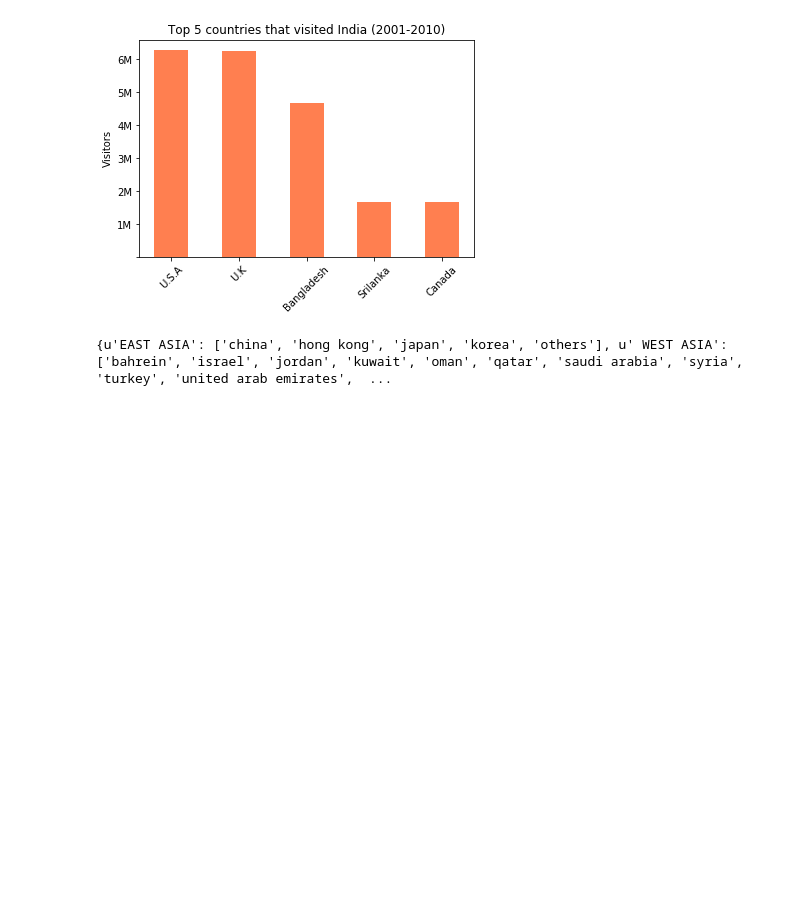
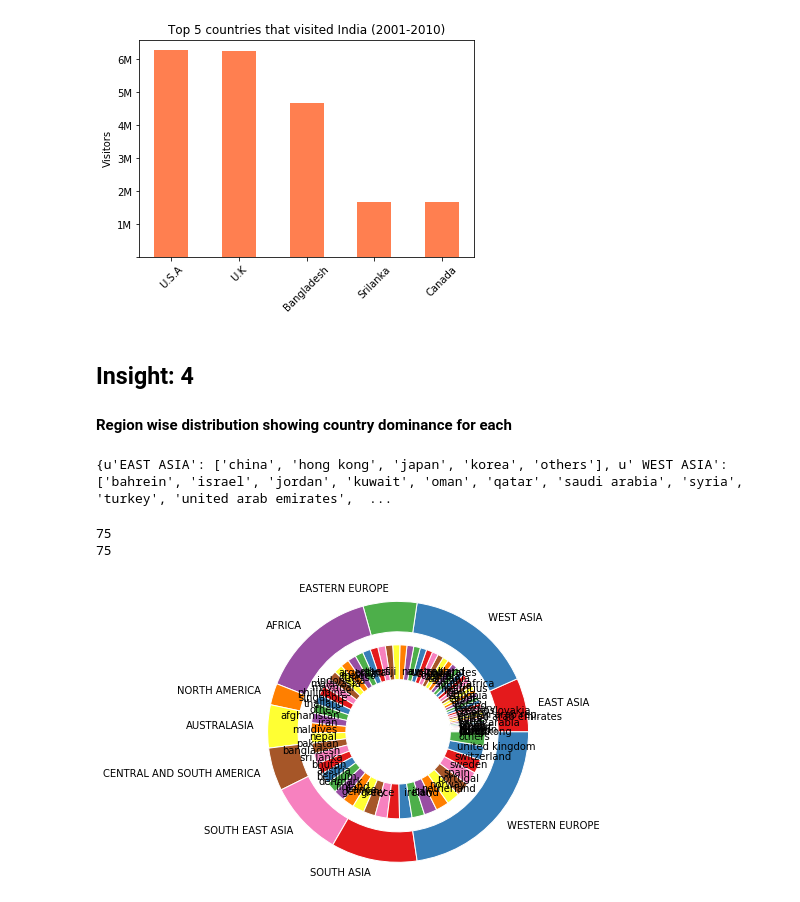
Before and after one commit to prakhar21/Foreign-Arrival-Analysis, a Jupyter notebook: Foreign Arrivals.ipynb, the cells around one changed output. Cells and saved outputs as stored; diff of their text form; code cells hidden in the pictures; blank space fills up the shorter version.

```diff
--- a/Foreign Arrivals.ipynb
+++ b/Foreign Arrivals.ipynb
@@ -194,6 +195,9 @@ ax.set_alpha(0.8)
 plt.show()
 # %% [output]
 [figure]
+# %% [markdown]
+## Insight: 4
+#### Region wise distribution showing country dominance for each
 # %%
 region_country_group = {}
 for i in D:
@@ -209,3 +213,27 @@ for i in D:
 print region_country_group
 # %% [output]
 {u'EAST ASIA': ['china', 'hong kong', 'japan', 'korea', 'others'], u' WEST ASIA': ['bahrein', 'israel', 'jordan', 'kuwait', 'oman', 'qatar', 'saudi arabia', 'syria', 'turkey', 'united arab emirates',  ...
+# %%
+group_names = region_country_group.keys()
+group_size = [len(v) for k, v in region_country_group.items()]
+countries = reduce(operator.concat, region_country_group.values())
+subgroup_names = countries
+subgroup_size = range(1,76)
+print len(countries)
+print len(subgroup_size)
+cs = plt.cm.Set1(np.arange(8))
+
+fig, ax = plt.subplots()
+ax.axis('equal')
+mypie, _ = ax.pie(group_size, radius=1.5, labels=group_names, colors=cs)
+plt.setp( mypie, width=0.35, edgecolor='white')
+
+mypie2, _ = ax.pie(subgroup_size, radius=1.3-0.3, labels=subgroup_names, labeldistance=0.7, colors=cs)
+plt.setp( mypie2, width=0.4, edgecolor='white')
+plt.margins(0,0)
+
+plt.show()
+# %% [output]
+75
+75
+[figure, added]
```
Also changed, not shown: parts of 4 cells of this notebook.
